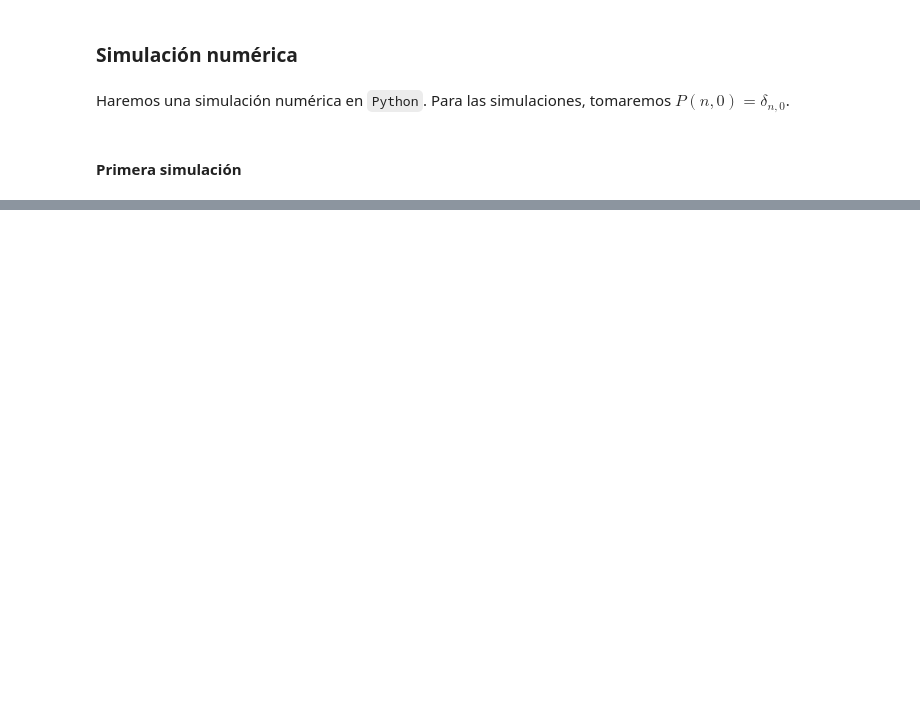
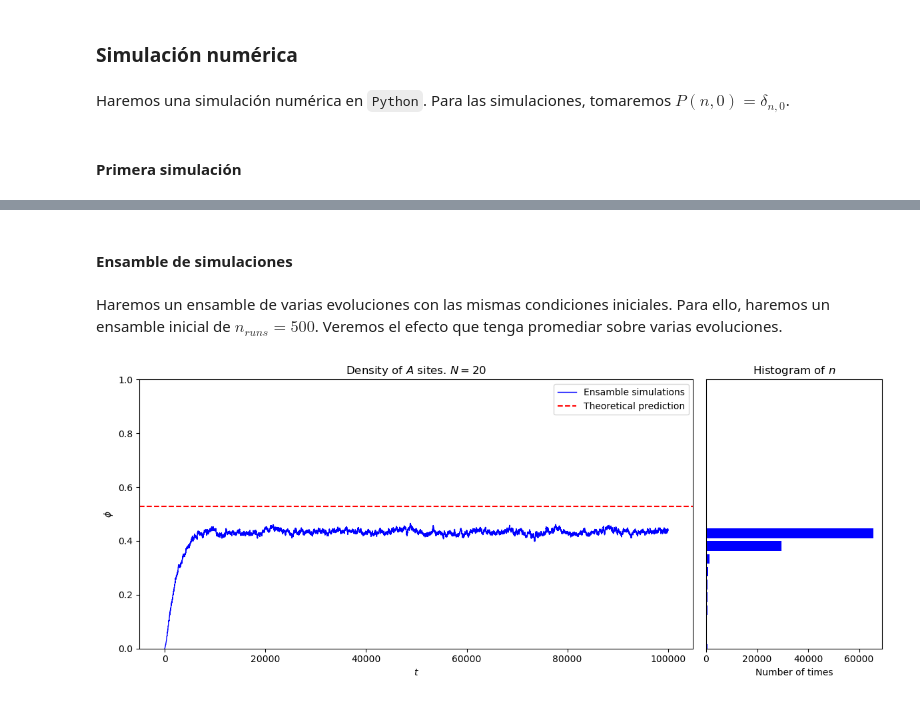
Before and after one commit to lucasmbru/masterIB, a Jupyter notebook: simulaciones/codigos/modelosPropios/populationEvolution.ipynb, the cells around one changed output, grey strips where cells are left out. Drawn from its saved outputs; the diff is of its cells as text; code cells hidden in the pictures; blank space fills up the shorter version.

```diff
--- a/simulaciones/codigos/modelosPropios/populationEvolution.ipynb
+++ b/simulaciones/codigos/modelosPropios/populationEvolution.ipynb
@@ -189,0 +190,4 @@ plt.show()
+# %% [markdown]
+#### Ensamble de simulaciones
+# %% [markdown]
+Haremos un ensamble de varias evoluciones con las mismas condiciones iniciales. Para ello, haremos un ensamble inicial de $n_{runs} = 500$. Veremos el efecto que tenga promediar sobre varias evoluciones.
@@ -189,0 +205,49 @@ plt.show()
+# %%
+# Observables
+def get_density_from_ensamble(history_n, N):
+    return np.mean(history_n, axis = 0)/N
+# %%
+# Same parameters and initial conditions
+n_runs = 500
+history_n = ensamble_population_evolution(N, n_initial, u, pmu, pnu, palpha, t_max, n_runs)
+# %%
+density = get_density_from_ensamble(history_n, N)
+# %%
+# Theoretical density prediction
+
+def theoretical_prediction(u, N, pmu, pnu, palpha):
+    K = u/(1-u) * (N-1)/N * pmu/pnu
+    phi_est = -0.5*(K*(1+palpha/pmu) - 1) + 0.5*np.sqrt((K*(1+palpha/pmu) - 1)**2 + 4*K*palpha/pmu)
+    return phi_est
+
+phi_est = theoretical_prediction(u, N, pmu, pnu, palpha)
+# %%
+# Plots
+fig = plt.figure(figsize=(12, 5))
+
+# plot the density of A sites
+ax = plt.subplot2grid((1, 4), (0, 0), colspan=3)
+ax.plot(density, lw=1, color='blue')
+ax.axhline(y=phi_est, color='red', linestyle='--')
+ax.set_xlabel(r"$t$")
+ax.set_ylabel(r"$\phi$")
+ax.set_title(r"Density of $A$ sites. $N = 20$")
+ax.set_yticks([0, 0.2, 0.4, 0.6, 0.8, 1])
+ax.set_ylim([0, 1])
+ax.legend([r"Ensamble simulations", r"Theoretical prediction"])
+
+
+# plot the histogram
+ax = plt.subplot2grid((1, 4), (0, 3))
+ax.hist(density, bins = np.linspace(0, 1, N+2), orientation='horizontal', align = "left", rwidth = 0.75, color='blue')
+ax.set_xlabel(r"Number of times")
+ax.set_title(r"Histogram of $n$")
+ax.set_yticks([])
+ax.set_yticklabels([])
+ax.set_ylim([0, 1])
+
+plt.tight_layout()
+
+plt.show()
+# %% [output]
+[figure, added]
```
Also changed, not shown: parts of 20 cells of this notebook.
